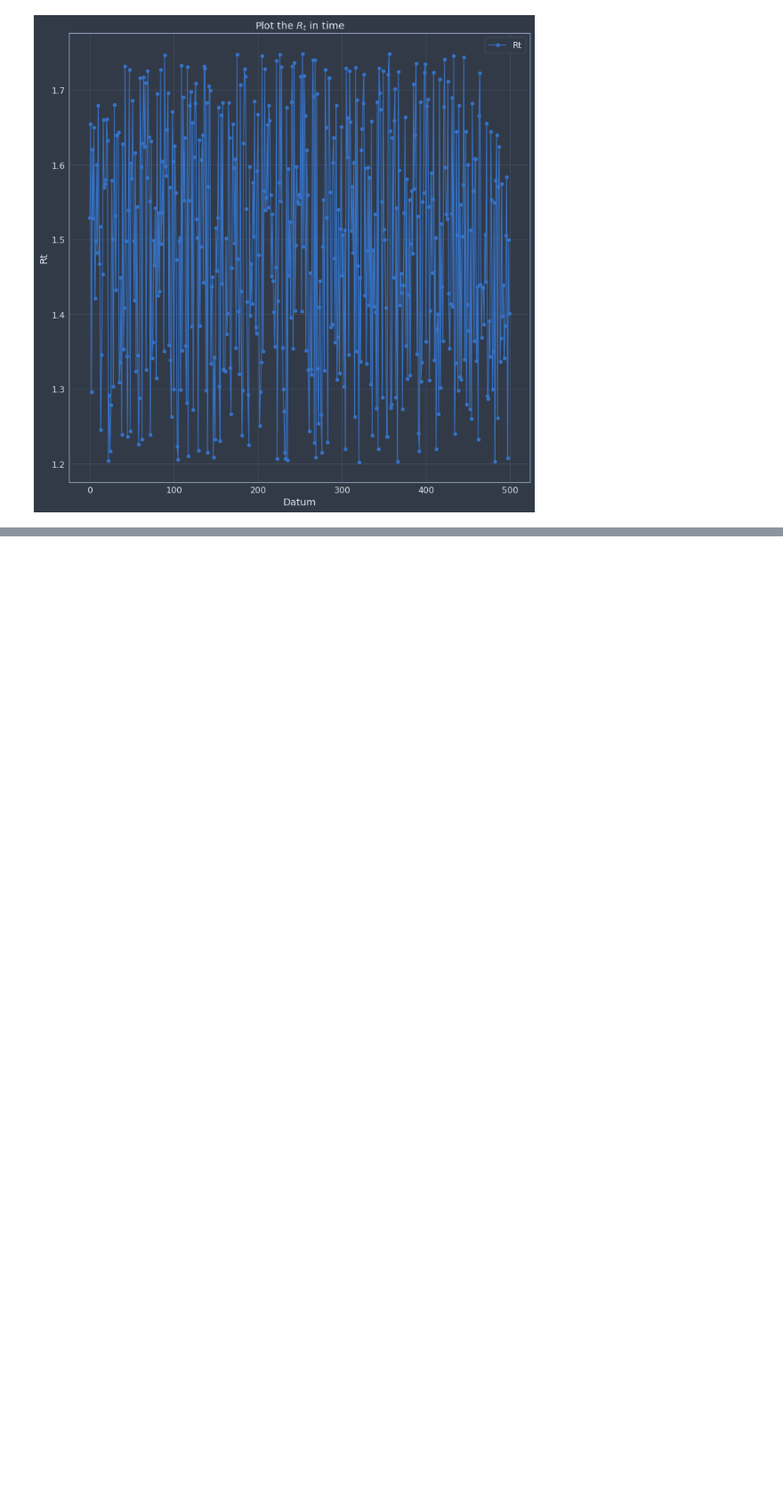
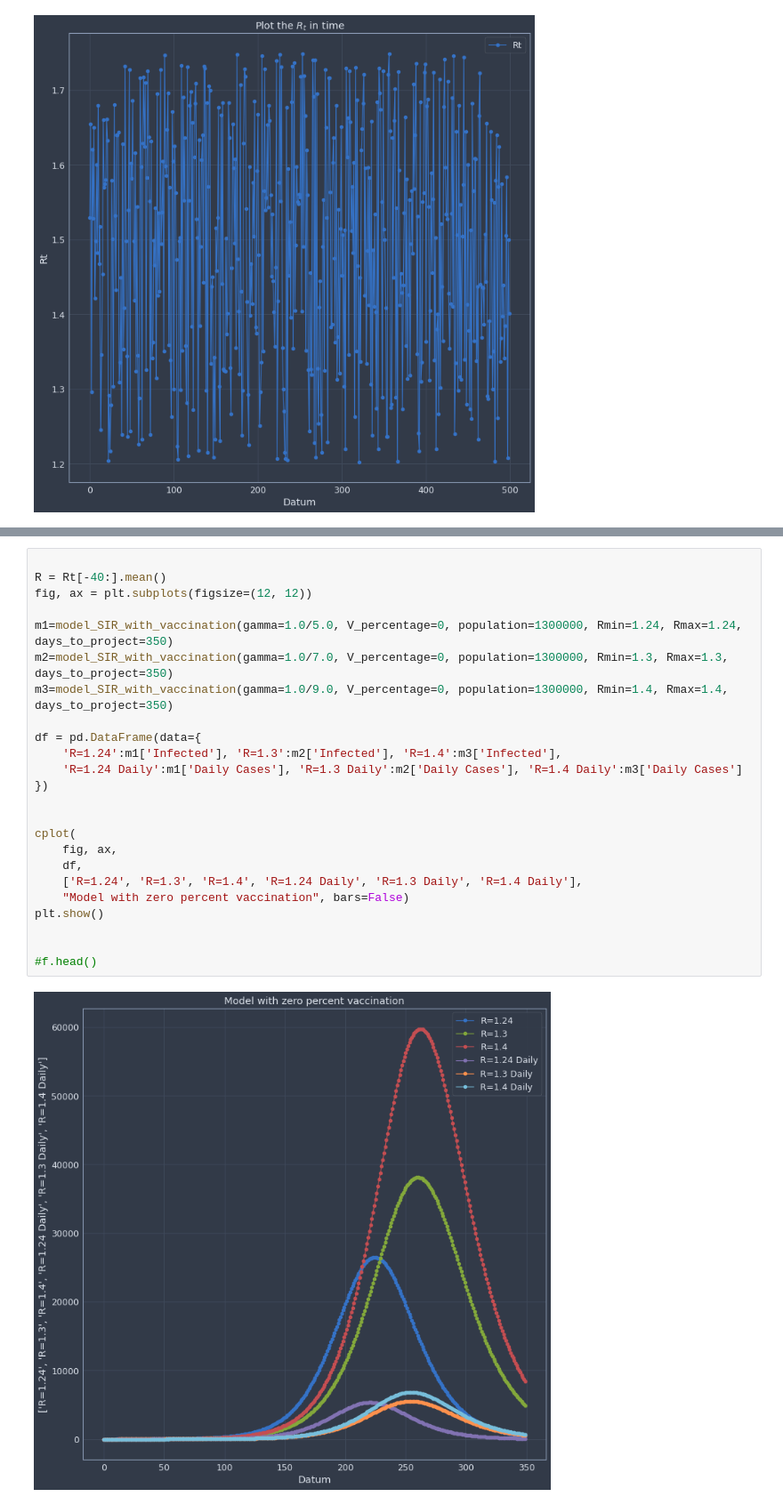
Before and after one commit to mixaal/DL, a Jupyter notebook: jupyterlab-image/examples/cv-19-cz/Infection Spread.ipynb, the cells around one changed output, grey strips where cells are left out. Shown: that part at 89% size. Cells and saved outputs as stored; diff of their text form; blank space fills up the shorter version.

```diff
--- a/jupyterlab-image/examples/cv-19-cz/Infection Spread.ipynb
+++ b/jupyterlab-image/examples/cv-19-cz/Infection Spread.ipynb
@@ -193,0 +307,26 @@ plt.show()
+# %%
+
+R = Rt[-40:].mean()
+fig, ax = plt.subplots(figsize=(12, 12))
+
+m1=model_SIR_with_vaccination(gamma=1.0/5.0, V_percentage=0, population=1300000, Rmin=1.24, Rmax=1.24, days_to_project=350)
+m2=model_SIR_with_vaccination(gamma=1.0/7.0, V_percentage=0, population=1300000, Rmin=1.3, Rmax=1.3, days_to_project=350)
+m3=model_SIR_with_vaccination(gamma=1.0/9.0, V_percentage=0, population=1300000, Rmin=1.4, Rmax=1.4, days_to_project=350)
+
+df = pd.DataFrame(data={
+    'R=1.24':m1['Infected'], 'R=1.3':m2['Infected'], 'R=1.4':m3['Infected'],
+    'R=1.24 Daily':m1['Daily Cases'], 'R=1.3 Daily':m2['Daily Cases'], 'R=1.4 Daily':m3['Daily Cases']
+})
+
+
+cplot(
+    fig, ax,
+    df,
+    ['R=1.24', 'R=1.3', 'R=1.4', 'R=1.24 Daily', 'R=1.3 Daily', 'R=1.4 Daily'],
+    "Model with zero percent vaccination", bars=False)
+plt.show()
+
+
+#f.head()
+# %% [output]
+[figure, added]
```
Also changed, not shown: parts of 11 cells of this notebook, 3 other files.
